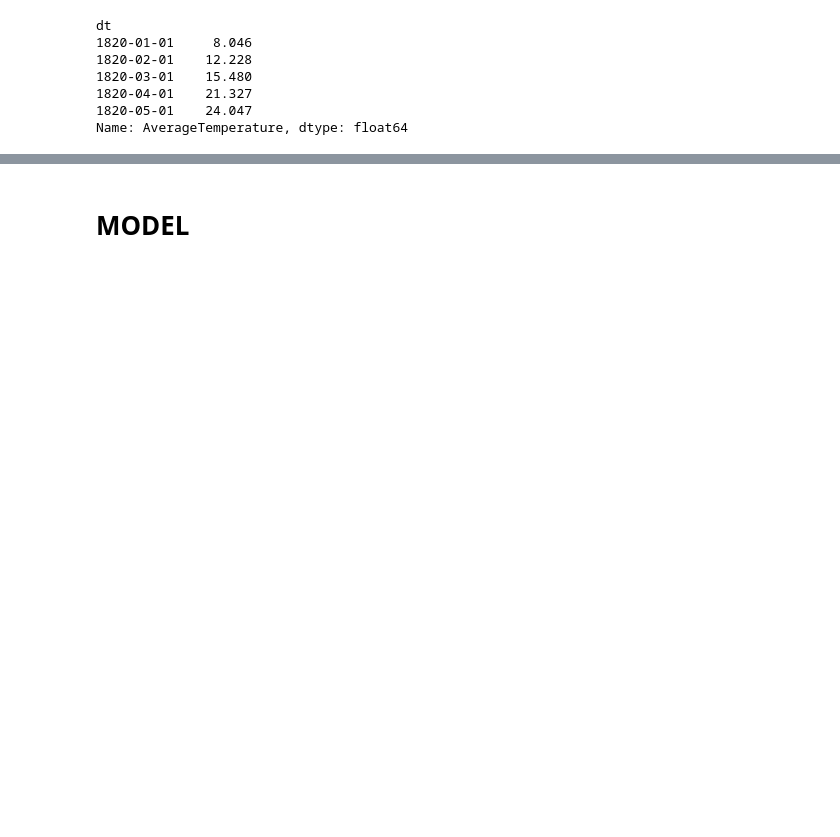
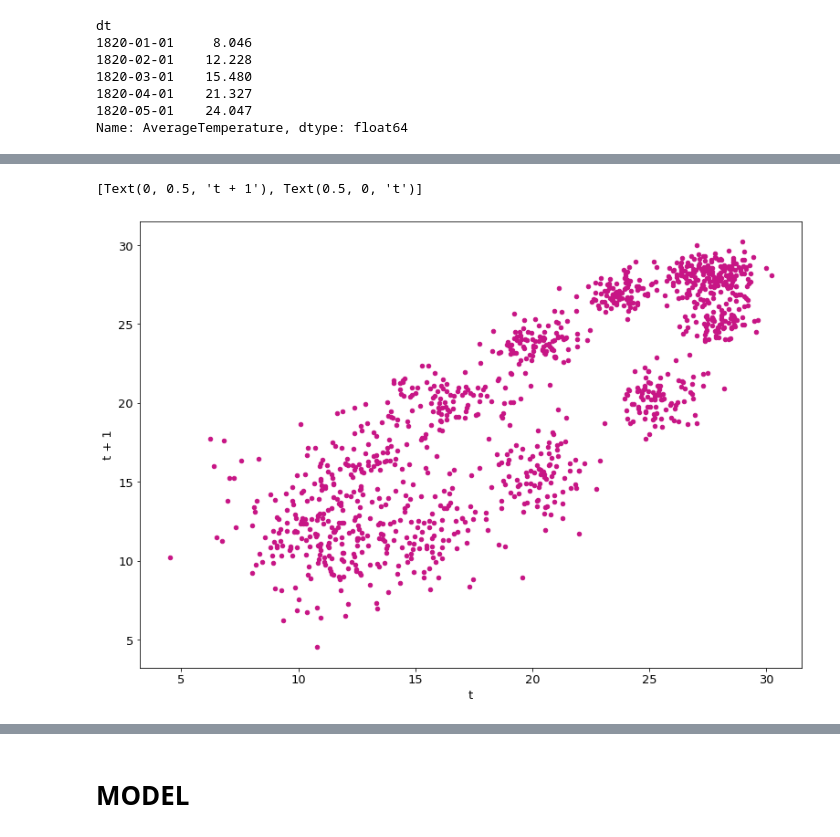
Before and after one commit to GabbyBarajasBroussard/climate-change-exercise, a Jupyter notebook: workbook.ipynb, the cells around one changed output, grey strips where cells are left out. Saved outputs shown, nothing was run; the diff lists cells and outputs as text; code cells hidden in the pictures; blank space fills up the shorter version.

```diff
--- a/workbook.ipynb
+++ b/workbook.ipynb
@@ -164,0 +171,7 @@ ax.set(title='Average Temperature by Month', xlabel='Month', ylabel='Temp (C)')
+# %%
+train['y(t + 1)'] = train.AverageTemperature.shift(-1)
+ax = train.plot.scatter(x='AverageTemperature', y='y(t + 1)', color='mediumvioletred')
+ax.set(xlabel='t', ylabel='t + 1')
+# %% [output]
+[Text(0, 0.5, 't + 1'), Text(0.5, 0, 't')]
+[figure, added]
```
Also changed, not shown: parts of 12 cells of this notebook.
